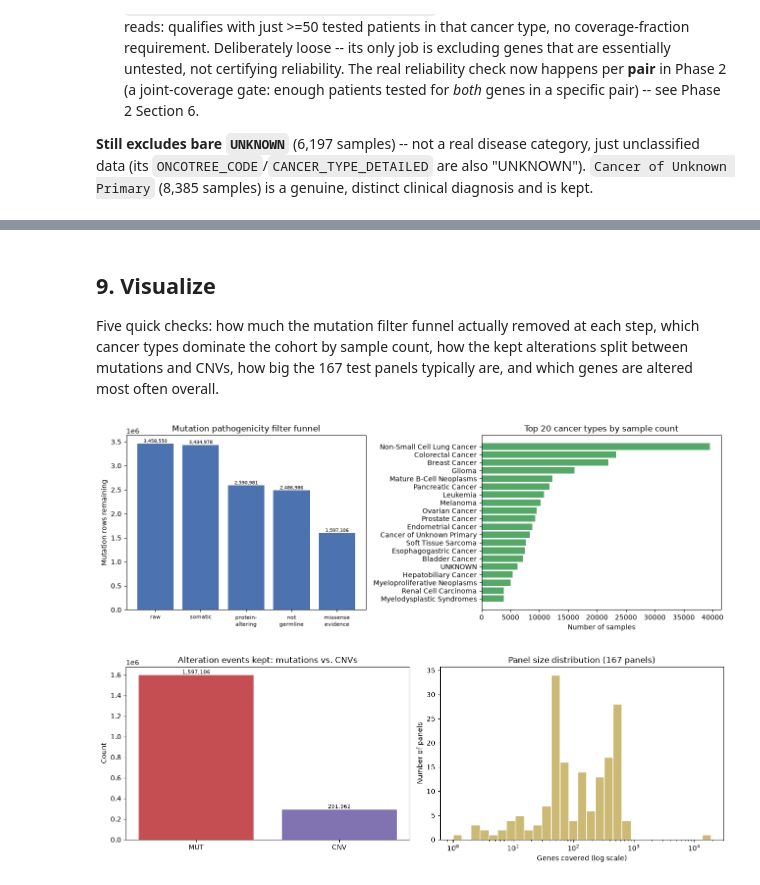
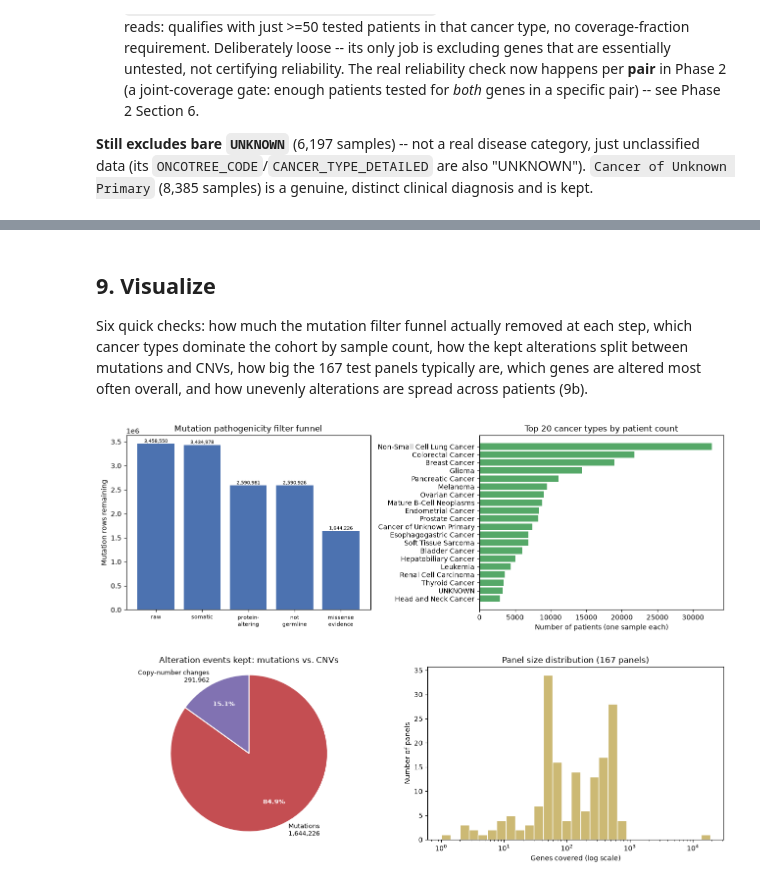
Before and after one commit to Wlimni/Learning-Cancer-Mutation-Landscapes-from-Large-Scale-Mutation-Testing-Data-fyp, a Jupyter notebook: notebooks/01_phase1_preprocessing.ipynb, the cells around one changed output, grey strips where cells are left out. Cells and saved outputs as stored; diff of their text form; code cells hidden in the pictures.

```diff
--- a/notebooks/01_phase1_preprocessing.ipynb
+++ b/notebooks/01_phase1_preprocessing.ipynb
@@ -708,7 +839,12 @@ def load_alphamissense_scores(target_ids: set[str], cache_path: Path) -> pd.Data
     (~90s total) -- avoids ever holding the full 216M-row table in memory.
     Cached to Parquet so re-running the notebook doesn't repeat the scan.
     """
-    if cache_path.exists():
+    # Reuse the cache only if it was built for every accession now needed -- a
+    # changed upstream filter can add genes the old scan never looked for.
+    # The scanned set is recorded next to the cache (an accession AlphaMissense
+    # has no scores for would otherwise look "missing" and force a rescan).
+    ids_path = cache_path.with_suffix(".ids.json")
+    if cache_path.exists() and ids_path.exists() and target_ids <= set(json.loads(ids_path.read_text())):
         return pd.read_parquet(cache_path)
     reader = pd.read_csv(
         alphamissense_path, sep="\t", comment="#", chunksize=5_000_000,
@@ -717,6 +853,7 @@ def load_alphamissense_scores(target_ids: set[str], cache_path: Path) -> pd.Data
     kept = [chunk[chunk["uniprot_id"].isin(target_ids)] for chunk in reader]
     scores = pd.concat(kept, ignore_index=True)
     scores.to_parquet(cache_path, index=False)
+    ids_path.write_text(json.dumps(sorted(target_ids)))
     return scores
 
 
@@ -1136,7 +1273,7 @@ cna_long = cna_altered[["Sample_ID", "Hugo_Symbol", "Alteration_Type", "CNA_valu
 
 alterations = pd.concat([mut_long, cna_long], ignore_index=True)
 alterations = alterations.merge(
-    clinical[["SAMPLE_ID", "CANCER_TYPE", "SEQ_ASSAY_ID", "CNA_TESTED"]],
+    clinical[["SAMPLE_ID", "CANCER_TYPE", "SEQ_ASSAY_ID", "CNA_TESTED", "IS_REPRESENTATIVE"]],
     left_on="Sample_ID", right_on="SAMPLE_ID", how="left",
 ).drop(columns="SAMPLE_ID")
 
@@ -1249,16 +1386,16 @@ thresholds so the actual cutoff can be picked with Jason rather than guessed.
 # pooled across every cancer type. Kept only for cross-cancer-type comparisons
 # (see markdown above) -- NOT used as the main gene-selection rule anymore.
 gene_sample_coverage = panel_coverage.merge(
-    clinical[["SEQ_ASSAY_ID", "SAMPLE_ID"]], on="SEQ_ASSAY_ID", how="left"
+    clinical.loc[clinical["IS_REPRESENTATIVE"], ["SEQ_ASSAY_ID", "SAMPLE_ID"]], on="SEQ_ASSAY_ID", how="left"
 ).groupby("Hugo_Symbol")["SAMPLE_ID"].nunique()
 
-n_total_samples = clinical["SAMPLE_ID"].nunique()
+n_total_samples = int(clinical["IS_REPRESENTATIVE"].sum())   # patients, one sample each
 gene_coverage_fraction = (gene_sample_coverage / n_total_samples).sort_values(ascending=False)
 
 print("Genes retained at various coverage-fraction cutoffs (GLOBAL, pooled across all cancer types):")
 for cutoff in [0.50, 0.60, 0.70, 0.80, 0.90, 0.95]:
     n = int((gene_coverage_fraction >= cutoff).sum())
-    print(f"  >= {cutoff:.0%} of {n_total_samples:,} samples: {n:4d} genes")
+    print(f"  >= {cutoff:.0%} of {n_total_samples:,} patients: {n:4d} genes")
 
 CONSENSUS_COVERAGE_CUTOFF = 0.80  # provisional -- iterate with Jason
 consensus_genes = gene_coverage_fraction[gene_coverage_fraction >= CONSENSUS_COVERAGE_CUTOFF].index.tolist()
@@ -1344,7 +1481,7 @@ PER_CT_CANDIDATE_MIN_TESTED_SAMPLES = 50
 # coherence in the first place.
 EXCLUDED_PER_CT_CANCER_TYPES = ["UNKNOWN"]
 per_ct_cancer_types = cancer_types_ge_100.index.drop(EXCLUDED_PER_CT_CANCER_TYPES, errors="ignore")
-ct_samples = clinical[clinical["CANCER_TYPE"].isin(per_ct_cancer_types)][
+ct_samples = clinical[clinical["CANCER_TYPE"].isin(per_ct_cancer_types) & clinical["IS_REPRESENTATIVE"]][
     ["SAMPLE_ID", "CANCER_TYPE", "SEQ_ASSAY_ID"]
 ]
 per_ct_merged = panel_coverage.merge(ct_samples, on="SEQ_ASSAY_ID", how="inner")
@@ -1438,11 +1594,11 @@ qc_summary
 # %% [markdown]
 ## 9. Visualize
 
-Five quick checks: how much the mutation filter funnel actually removed
+Six quick checks: how much the mutation filter funnel actually removed
 at each step, which cancer types dominate the cohort by sample count,
 how the kept alterations split between mutations and CNVs, how big the
-167 test panels typically are, and which genes are altered most often
-overall.
+167 test panels typically are, which genes are altered most often
+overall, and how unevenly alterations are spread across patients (9b).
 # %%
 import matplotlib.pyplot as plt
 
@@ -1469,35 +1625,39 @@ for i, v in enumerate(values):
 
 top20 = cancer_type_counts.head(20)
 axes[1].barh(top20.index[::-1], top20.values[::-1], color="#55A868")
-axes[1].set_xlabel("Number of samples")
-axes[1].set_title("Top 20 cancer types by sample count")
+axes[1].set_xlabel("Number of patients (one sample each)")
+axes[1].set_title("Top 20 cancer types by patient count")
 
 plt.tight_layout()
 plt.show()
 # %% [output]
-[figure, old version]
+[figure, new version]
 # %%
 import numpy as np
 fig, axes = plt.subplots(1, 2, figsize=(13, 4.5))
 
 alt_counts = alterations["Alteration_Type"].value_counts()
-axes[0].bar(alt_counts.index, alt_counts.values, color=["#C44E52", "#8172B2"])
-axes[0].set_ylabel("Count")
+alt_names = {"MUT": "Mutations", "CNV": "Copy-number changes"}
+_, _, pct_labels = axes[0].pie(
+    alt_counts.values, labels=[f"{alt_names.get(k, k)}\n{v:,}" for k, v in alt_counts.items()],
+    colors=["#C44E52", "#8172B2"], autopct="%1.1f%%", startangle=90, counterclock=False,
+    wedgeprops={"edgecolor": "white", "linewidth": 1.5}, textprops={"fontsize": 9}, pctdistance=0.7)
+for t in pct_labels:                   # percentages sit inside the wedges
+    t.set_color("white"); t.set_fontweight("bold")
 axes[0].set_title("Alteration events kept: mutations vs. CNVs")
-for i, v in enumerate(alt_counts.values):
-    axes[0].text(i, v, f"{v:,}", ha="center", va="bottom", fontsize=8)
+axes[0].axis("equal")
 
 axes[1].hist(genes_per_panel, bins=np.logspace(np.log10(genes_per_panel.min()), np.log10(genes_per_panel.max()), 30),
              color="#CCB974", edgecolor="white")
 axes[1].set_xscale("log")
 axes[1].set_xlabel("Genes covered (log scale)")
 axes[1].set_ylabel("Number of panels")
 axes[1].set_title(f"Panel size distribution ({len(genes_per_panel)} panels)")
 
 plt.tight_layout()
 plt.show()
 # %% [output]
-[figure, old version]
+[figure, new version]
 # %%
 fig, ax = plt.subplots(figsize=(9, 6))
 ranked_labels = [f"{gene}" for rank, gene in enumerate(top_genes.index, start=1)]
```
Also changed, not shown: parts of 30 cells of this notebook, 23 other files.
